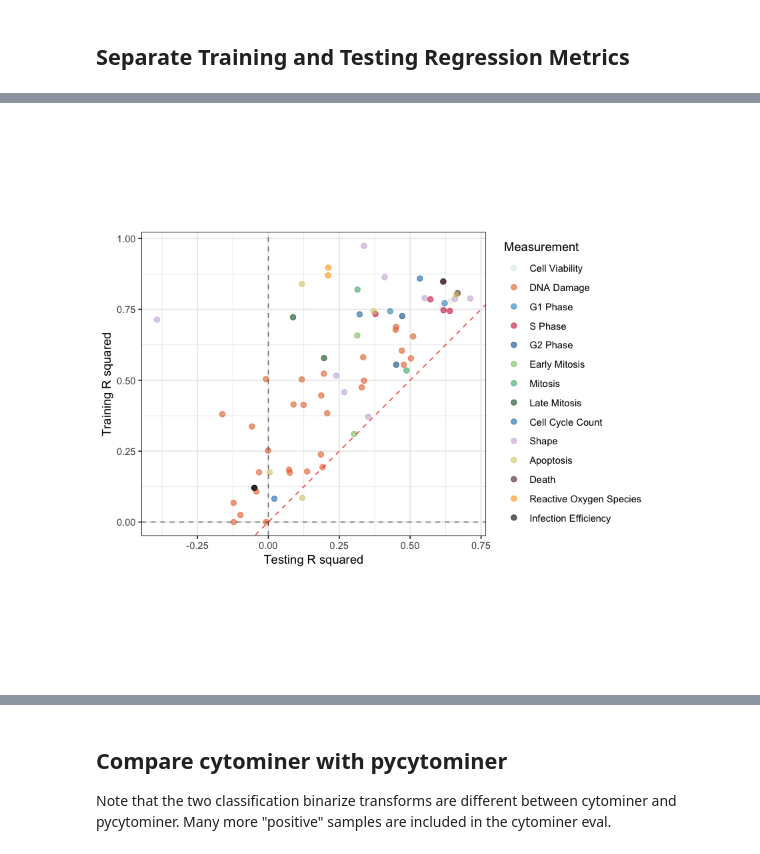
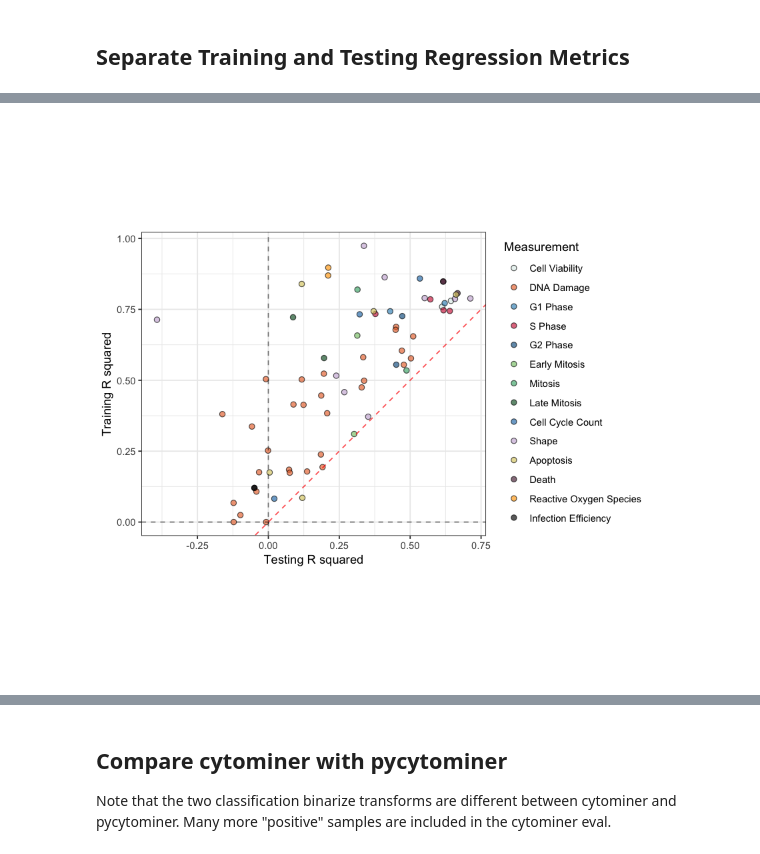
Before and after one commit to broadinstitute/cell-health, a Jupyter notebook: 3.train/5.visualize-performance-summary.ipynb, the cells around one changed output, grey strips where cells are left out. Saved outputs shown, nothing was run; the diff lists cells and outputs as text; code cells hidden in the pictures.

Commit message:
change point shape and add black outline

```diff
--- a/3.train/5.visualize-performance-summary.ipynb
+++ b/3.train/5.visualize-performance-summary.ipynb
@@ -332,35 +332,37 @@ A tibble: 2 × 22
 # %%
 ggplot(r_two_df,
        aes(y = train, x = test)) +
-    geom_point(alpha = 0.6,
+    geom_point(aes(fill = measurement),
+               alpha = 0.65,
                size = 2,
-               aes(color = measurement)) +
+               shape = 21,
+               color = "black") +
     geom_vline(xintercept = 0,
                alpha = 0.5,
                linetype = "dashed") +
     geom_hline(yintercept = 0,
                alpha = 0.5,
                linetype = "dashed") +
     coord_fixed() +
     ylab("Training R squared") +
     xlab("Testing R squared") +
     geom_abline(intercept = 0,
-            slope = 1,
-            linetype = "dashed",
-            color = "red",
-            alpha = 0.7) +
-    scale_color_manual(name = "Measurement",
-                       values = measurement_colors,
-                       labels = measurement_labels) +
+                slope = 1,
+                linetype = "dashed",
+                color = "red",
+                alpha = 0.7) +
+    scale_fill_manual(name = "Measurement",
+                      values = measurement_colors,
+                      labels = measurement_labels) +
     theme_bw()
 
 file <- file.path(
     figure_dir,
     paste0("performance_summary_rsquared_", consensus, ".png")
 )
 ggsave(file, dpi = 300, width = 6, height = 4.25)
 # %% [output]
-[figure, old version]
+[figure, new version]
 # %%
 ggplot(r_two_df,
        aes(y = train, x = test)) +
```
Also changed, not shown: parts of 3 cells of this notebook, 9 other files.
